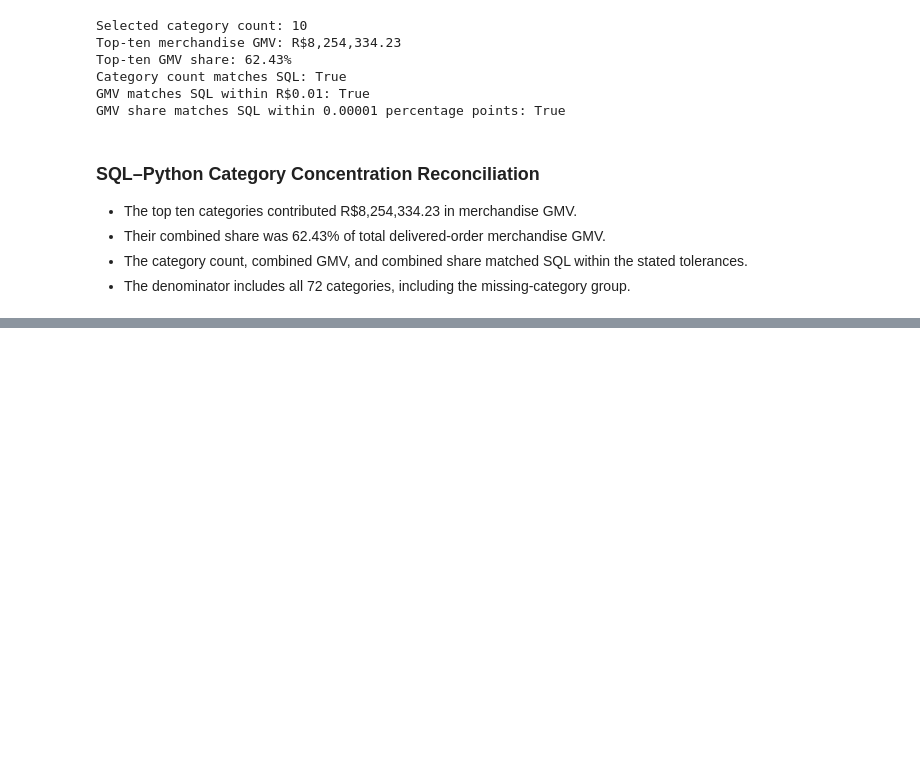
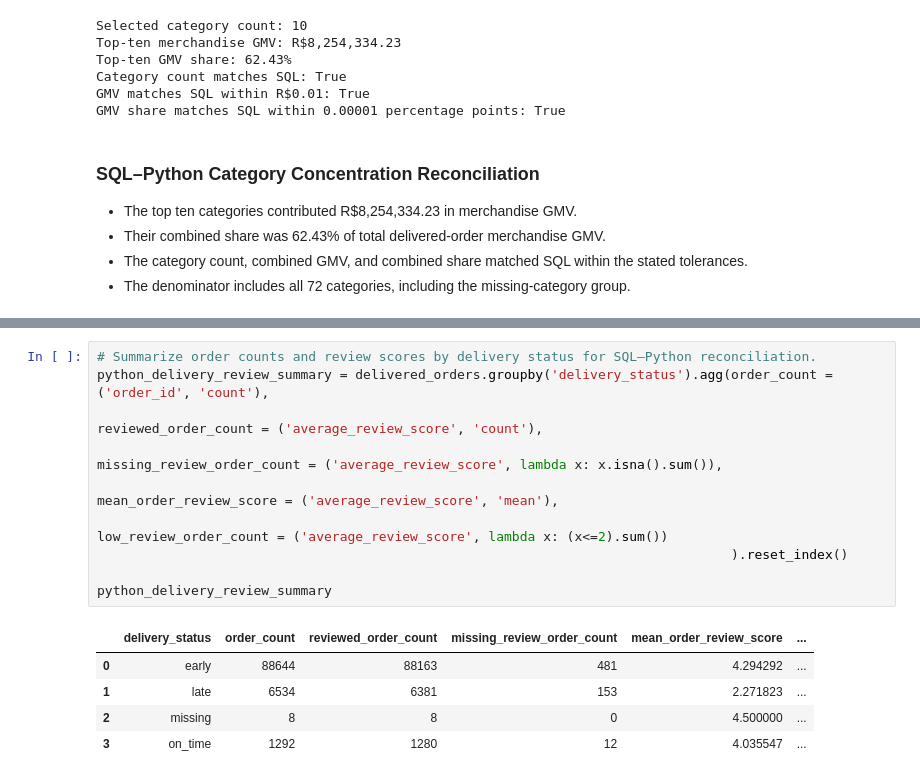
Before and after one commit to Yash1thHJ/DataAnalyst, a Jupyter notebook: notebooks/05_kpi_analysis_and_business_insights.ipynb, the cells around one changed output, grey strips where cells are left out. Drawn from its saved outputs; the diff is of its cells as text; blank space fills up the shorter version.

```diff
--- a/notebooks/05_kpi_analysis_and_business_insights.ipynb
+++ b/notebooks/05_kpi_analysis_and_business_insights.ipynb
@@ -2230,0 +2262,16 @@ GMV share matches SQL within 0.00001 percentage points: True
+# %%
+# Summarize order counts and review scores by delivery status for SQL–Python reconciliation.
+python_delivery_review_summary = delivered_orders.groupby('delivery_status').agg(order_count = ('order_id', 'count'),
+                                                                                 reviewed_order_count = ('average_review_score', 'count'),
+                                                                                 missing_review_order_count = ('average_review_score', lambda x: x.isna().sum()),
+                                                                                 mean_order_review_score = ('average_review_score', 'mean'),
+                                                                                 low_review_order_count = ('average_review_score', lambda x: (x<=2).sum())
+                                                                                 ).reset_index()
+
+python_delivery_review_summary
+# %% [output]
+|  | delivery_status | order_count | reviewed_order_count | missing_review_order_count | mean_order_review_score | ... |
+| 0 | early | 88644 | 88163 | 481 | 4.294292 | ... |
+| 1 | late | 6534 | 6381 | 153 | 2.271823 | ... |
+| 2 | missing | 8 | 8 | 0 | 4.500000 | ... |
+| 3 | on_time | 1292 | 1280 | 12 | 4.035547 | ... |
```
Also changed, not shown: parts of 7 cells of this notebook, 2 other files.
